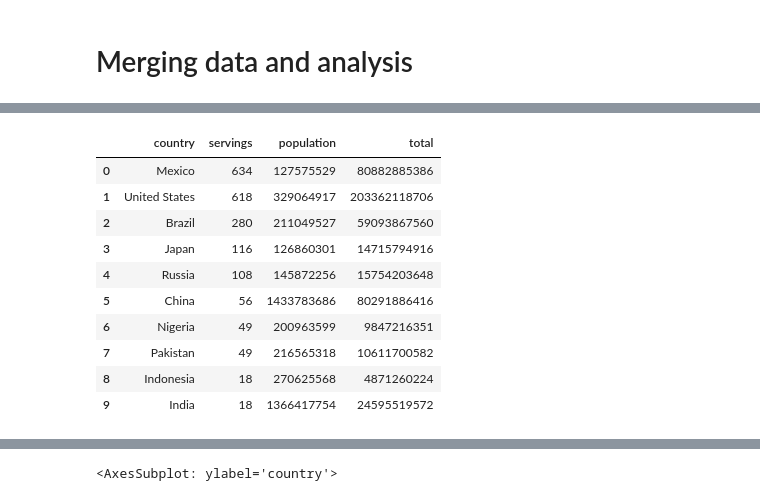
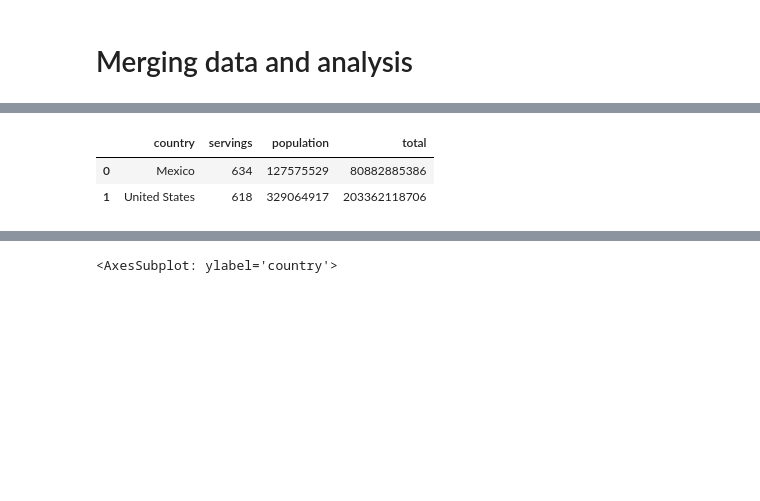
Before and after one commit to CynthiaTuData/coke-price-index, a Jupyter notebook: soda-consumption.ipynb, the cells around one changed output, grey strips where cells are left out. Saved outputs shown, nothing was run; the diff lists cells and outputs as text; code cells hidden in the pictures; blank space fills up the shorter version.

```diff
--- a/soda-consumption.ipynb
+++ b/soda-consumption.ipynb
@@ -137,18 +66,10 @@ merged
 # %%
 # calculate the amoount of servings consumed in total
 merged['total'] = merged['servings']*merged['population']
-merged
+merged.head(2)
 # %% [output]
 |  | country | servings | population | total |
 | 0 | Mexico | 634 | 127575529 | 80882885386 |
 | 1 | United States | 618 | 329064917 | 203362118706 |
-| 2 | Brazil | 280 | 211049527 | 59093867560 |
-| 3 | Japan | 116 | 126860301 | 14715794916 |
-| 4 | Russia | 108 | 145872256 | 15754203648 |
-| 5 | China | 56 | 1433783686 | 80291886416 |
-| 6 | Nigeria | 49 | 200963599 | 9847216351 |
-| 7 | Pakistan | 49 | 216565318 | 10611700582 |
-| 8 | Indonesia | 18 | 270625568 | 4871260224 |
-| 9 | India | 18 | 1366417754 | 24595519572 |
 # %%
 # convert the total to gallon
```
Also changed, not shown: parts of 13 cells of this notebook, 9 other files.
